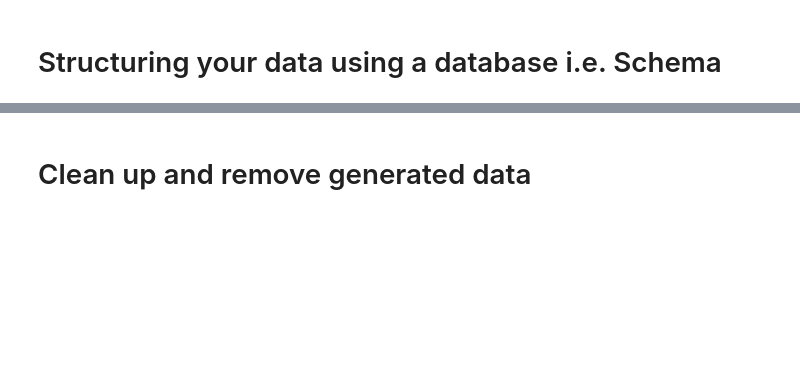
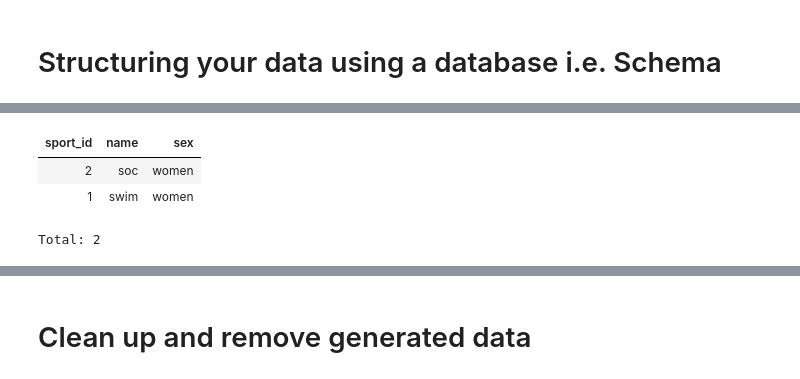
Before and after one commit to guzman-raphael/uh-demo, a Jupyter notebook: notebook/DataJoint_Intro.ipynb, the cells around one changed output, grey strips where cells are left out. Cells and saved outputs as stored; diff of their text form; code cells hidden in the pictures; blank space fills up the shorter version.

```diff
--- a/notebook/DataJoint_Intro.ipynb
+++ b/notebook/DataJoint_Intro.ipynb
@@ -46,0 +56,7 @@ Sport()
+# %%
+Sport & dict(sex='women')
+# %% [output]
+| sport_id | name | sex |
+| 2 | soc | women |
+| 1 | swim | women |
+Total: 2
```
Also changed, not shown: parts of 35 cells of this notebook, 9 other files.
